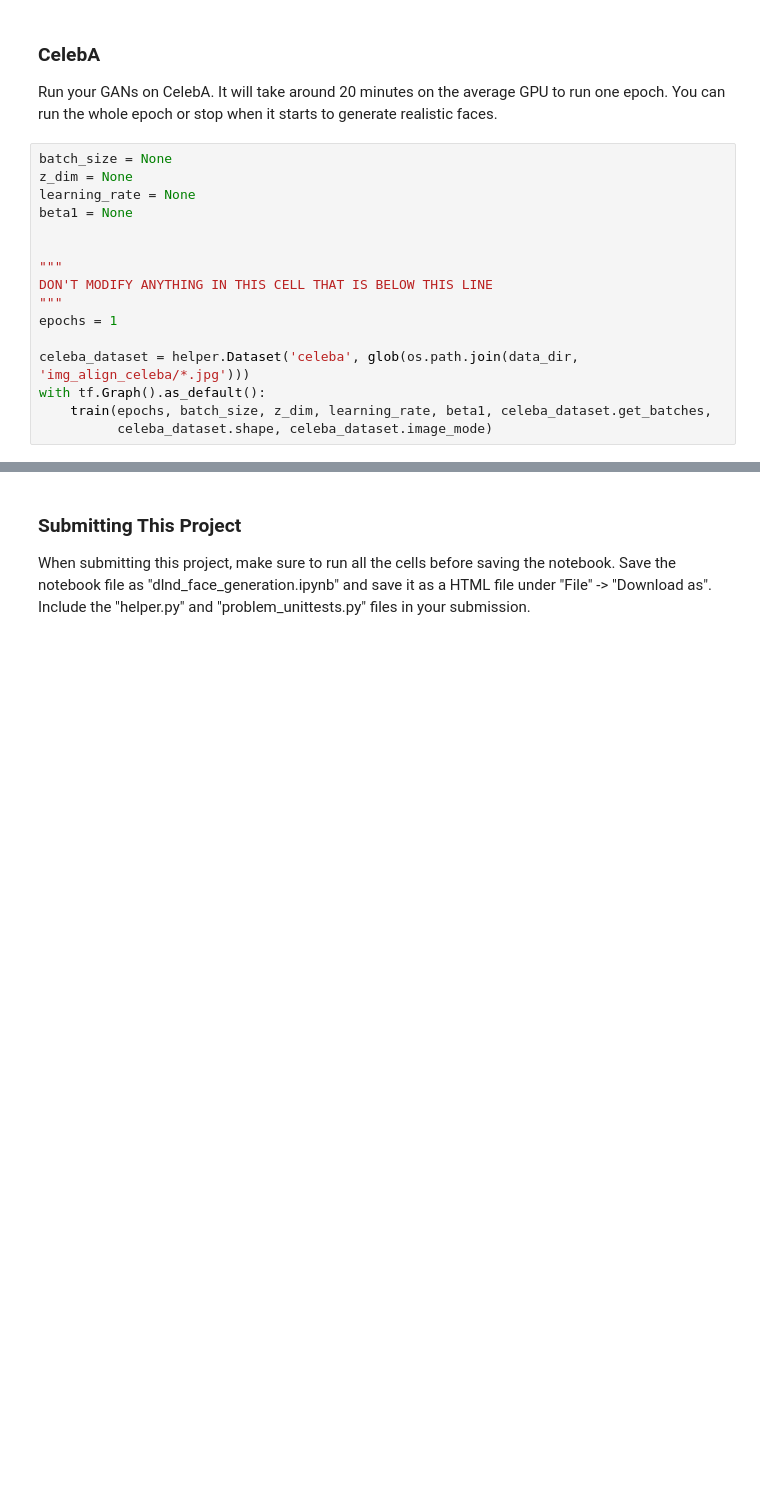
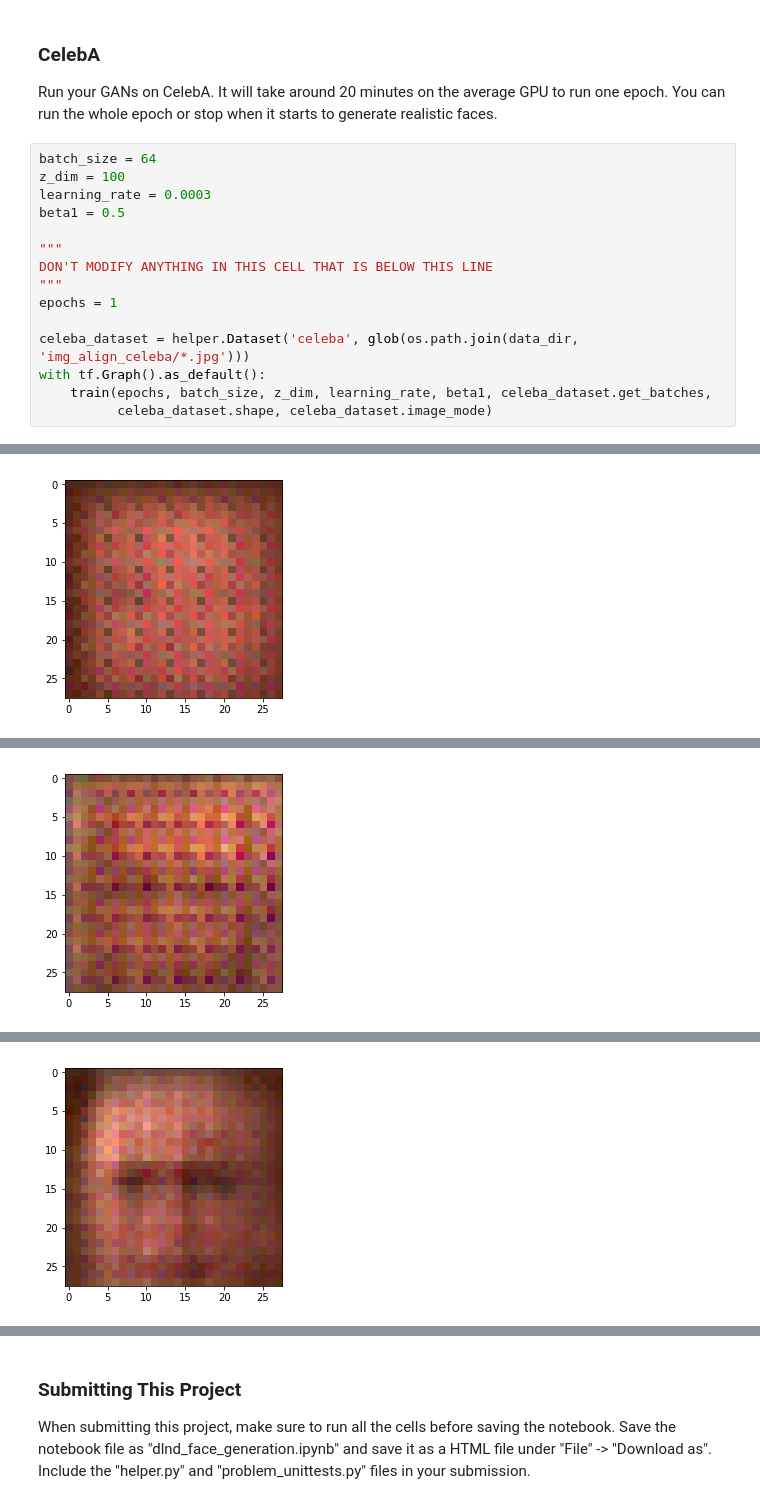
Before and after one commit to jmvargas/deep-learning, a Jupyter notebook: face_generation/dlnd_face_generation.ipynb, the cells around one changed output, grey strips where cells are left out. Saved outputs shown, nothing was run; the diff lists cells and outputs as text; blank space fills up the shorter version.

```diff
--- a/face_generation/dlnd_face_generation.ipynb
+++ b/face_generation/dlnd_face_generation.ipynb
@@ -401,11 +408,10 @@ Epoch 1/2... Discriminator Loss: 1.2524... Generator Loss: 1.1638
 ### CelebA
 Run your GANs on CelebA.  It will take around 20 minutes on the average GPU to run one epoch.  You can run the whole epoch or stop when it starts to generate realistic faces.
 # %%
-batch_size = None
-z_dim = None
-learning_rate = None
-beta1 = None
-
+batch_size = 64
+z_dim = 100
+learning_rate = 0.0003
+beta1 = 0.5
 
 """
 DON'T MODIFY ANYTHING IN THIS CELL THAT IS BELOW THIS LINE
@@ -416,3 +422,4 @@ celeba_dataset = helper.Dataset('celeba', glob(os.path.join(data_dir, 'img_align
 with tf.Graph().as_default():
     train(epochs, batch_size, z_dim, learning_rate, beta1, celeba_dataset.get_batches,
           celeba_dataset.shape, celeba_dataset.image_mode)
+# %% [output]
@@ -418,0 +427 @@ with tf.Graph().as_default():
+[figure, added]
@@ -418,0 +429 @@ with tf.Graph().as_default():
+[figure, added]
@@ -418,0 +431 @@ with tf.Graph().as_default():
+[figure, added]
```
Also changed, not shown: parts of 2 cells of this notebook.
